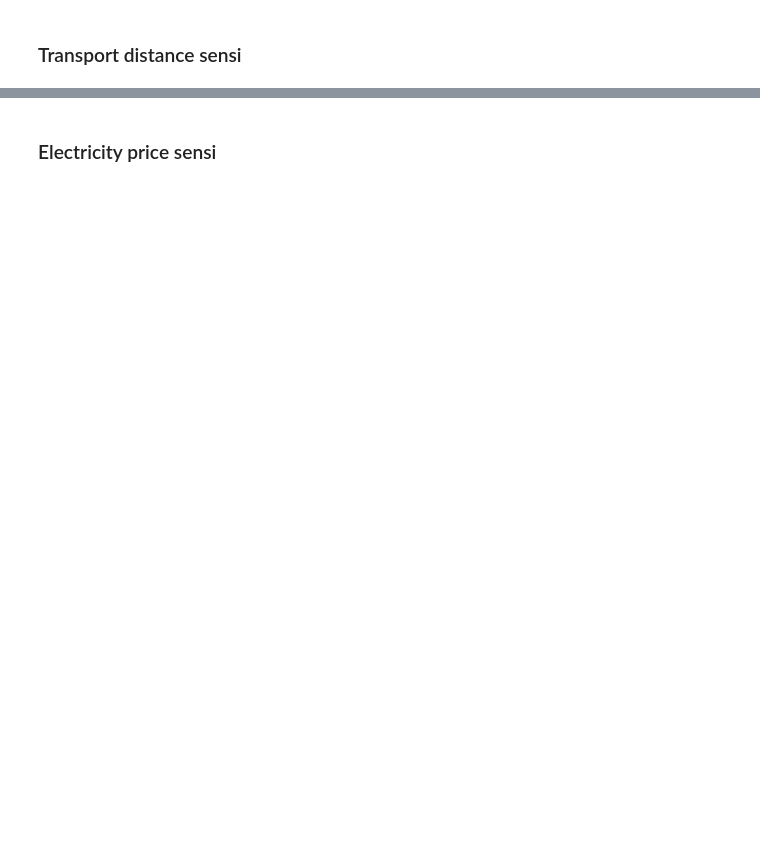
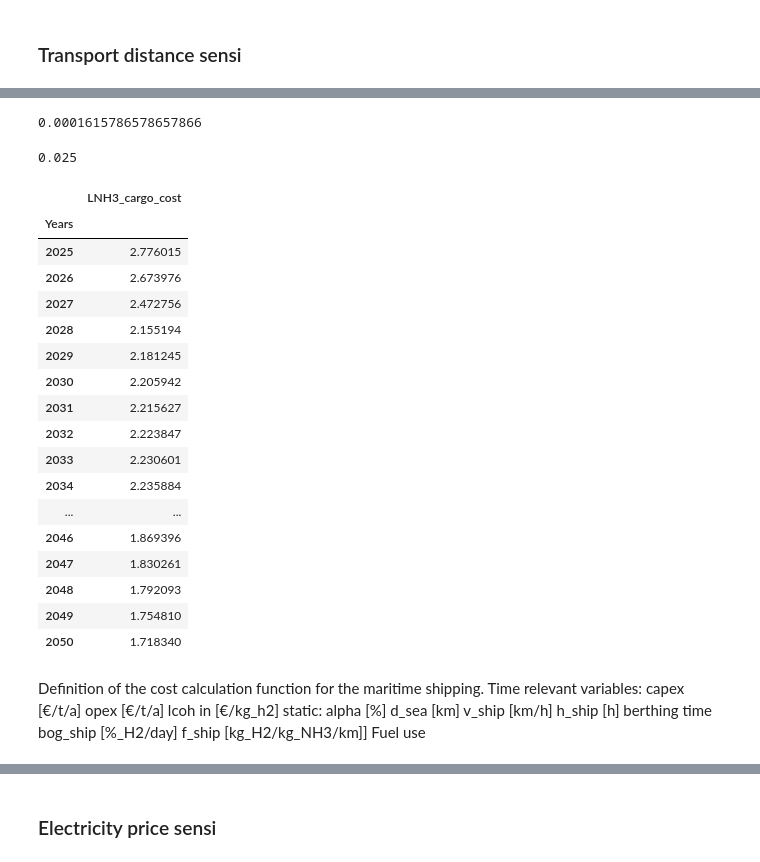
Before and after one commit to ReuterJakob/H2_pathways_repo, a Jupyter notebook: notebooks/Cost/Transport_cost.ipynb, the cells around one changed output, grey strips where cells are left out. Cells and saved outputs as stored; diff of their text form; code cells hidden in the pictures; blank space fills up the shorter version.

```diff
--- a/notebooks/Cost/Transport_cost.ipynb
+++ b/notebooks/Cost/Transport_cost.ipynb
@@ -1404,0 +1519,18 @@ lh2_transport_sensi_distance.to_csv(output_file, sep = ';')
+# %%
+#Calculation of export terminal costs [€/kg_h2] from 2030 to 2050.
+years = np.arange(2025, 2051)
+result = pd.DataFrame(index=years, columns=['LNH3_Export_terminal_costs'])
+result.index.name = 'Years'
+# %%
+for year in years:
+    # get capex, opex, xx
+    capex_et_y = float(tea_lnh3.loc['Export Terminal - CAPEX for storage tanks [€/t/a]'][year])
+    opex_et_y = float(tea_lnh3.loc['Export Terminal - Annual OPEX [€/t/a]'][year])
+    p_el_y = float(el_price.loc['Electricity prices in Norway [€_2021/MWh]'][year])
+
+    # calculate costs of specific year
+    result.LNH3_Export_terminal_costs.loc[year] = calculate_export_terminal_costs()
+
+result
+# %%
+LNH3_Export_terminal_costs = result
@@ -1404,0 +1603,6 @@ lh2_transport_sensi_distance.to_csv(output_file, sep = ';')
+# %%
+# Boil-off when shipping in [%_NH3/day] to [%/hour]
+bog_ship = float(tea_lnh3.loc['Shipping - Boil off opt. [%/day]']['NH3'])/24 * (NH3_lhv/H2_lhv)
+bog_ship
+# %% [output]
+0.0001615786578657866
@@ -1404,0 +1612,5 @@ lh2_transport_sensi_distance.to_csv(output_file, sep = ';')
+# %%
+opex_ship_share = (tea_lnh3.loc['Shipping - Annual OPEX [% of CAPEX]']['NH3'])
+opex_ship_share
+# %% [output]
+0.025
@@ -1404,0 +1624,23 @@ lh2_transport_sensi_distance.to_csv(output_file, sep = ';')
+# %%
+# €/kg_H2 transported in the form of NH3
+LNH3_cargo_cost = (H2_costs + Con_costs + ET_costs).to_frame('LNH3_cargo_cost')
+LNH3_cargo_cost
+# %% [output]
+|  | LNH3_cargo_cost |
+| Years |  |
+| 2025 | 2.776015 |
+| 2026 | 2.673976 |
+| 2027 | 2.472756 |
+| 2028 | 2.155194 |
+| 2029 | 2.181245 |
+| 2030 | 2.205942 |
+| 2031 | 2.215627 |
+| 2032 | 2.223847 |
+| 2033 | 2.230601 |
+| 2034 | 2.235884 |
+| ... | ... |
+| 2046 | 1.869396 |
+| 2047 | 1.830261 |
+| 2048 | 1.792093 |
+| 2049 | 1.754810 |
+| 2050 | 1.718340 |
@@ -1404,0 +1649,13 @@ lh2_transport_sensi_distance.to_csv(output_file, sep = ';')
+# %% [markdown]
+Definition of the cost calculation function for the maritime shipping.
+Time relevant variables:
+capex [€/t/a]
+opex [€/t/a]
+lcoh in [€/kg_h2]
+static:
+alpha [%]
+d_sea [km]
+v_ship [km/h]
+h_ship [h] berthing time
+bog_ship [%_H2/day]
+f_ship [kg_H2/kg_NH3/km]] Fuel use
```
Also changed, not shown: parts of 113 cells of this notebook, 8 other files.
